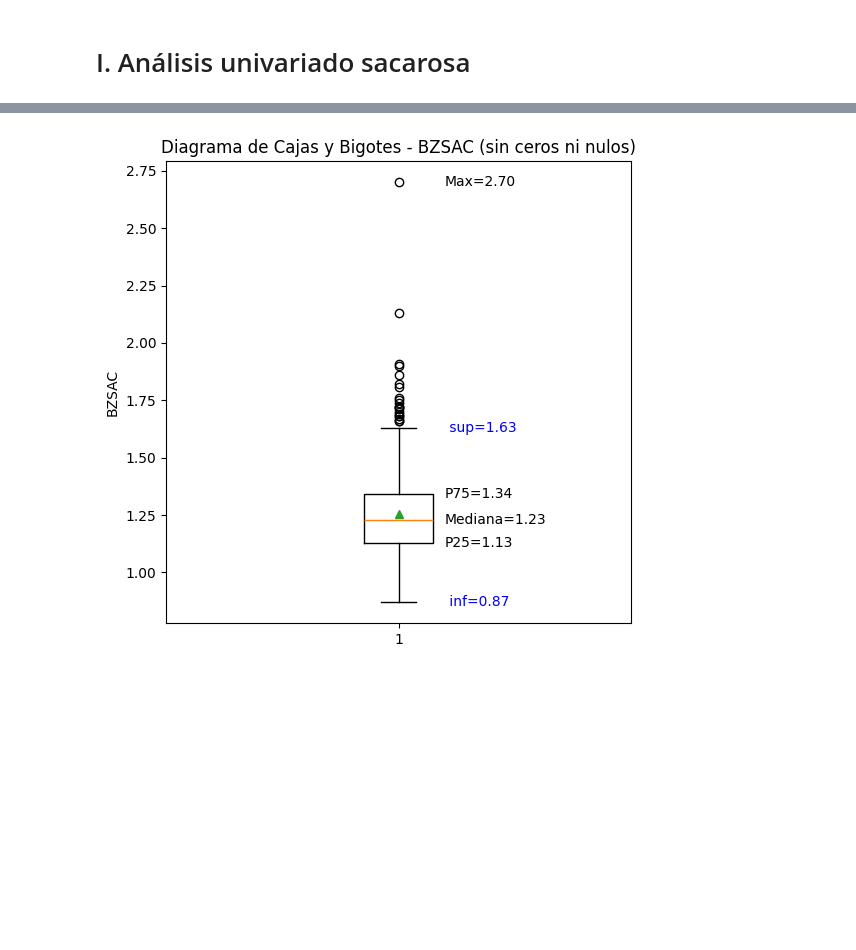
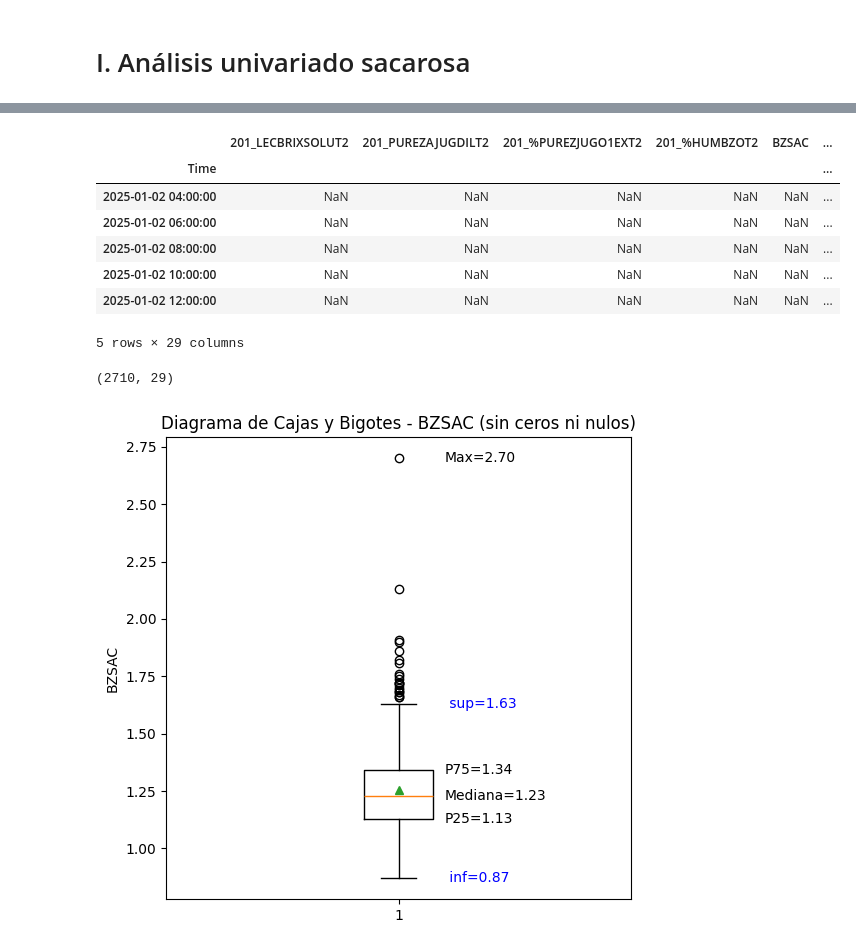
Before and after one commit to juanseo/ICESI_AnalisisDatos1_Sacarosa, a Jupyter notebook: analisisunivariado.ipynb, the cells around one changed output, grey strips where cells are left out. Cells and saved outputs as stored; diff of their text form; code cells hidden in the pictures; blank space fills up the shorter version.

Commit message:
resampler

```diff
--- a/analisisunivariado.ipynb
+++ b/analisisunivariado.ipynb
@@ -113,3 +179,28 @@ np.int64(45288)
+# %%
+# Convertir la columna "Time" a tipo datetime
+df["Time"] = pd.to_datetime(df["Time"], errors="coerce")
+
+# Establecer "Time" como índice
+df_resample = df.set_index("Time")
+
+# Ejemplo: resamplear a intervalos de 1 hora y calcular la media
+df_resample_1h = df_resample.resample("2H").mean()
+
+# Mostrar las primeras filas del dataframe resampleado
+df_resample_1h.head()
+# %% [output]
+|  | 201_LECBRIXSOLUT2 | 201_PUREZAJUGDILT2 | 201_%PUREZJUGO1EXT2 | 201_%HUMBZOT2 | BZSAC | ... |
+| Time |  |  |  |  |  | ... |
+| 2025-01-02 04:00:00 | NaN | NaN | NaN | NaN | NaN | ... |
+| 2025-01-02 06:00:00 | NaN | NaN | NaN | NaN | NaN | ... |
+| 2025-01-02 08:00:00 | NaN | NaN | NaN | NaN | NaN | ... |
+| 2025-01-02 10:00:00 | NaN | NaN | NaN | NaN | NaN | ... |
+| 2025-01-02 12:00:00 | NaN | NaN | NaN | NaN | NaN | ... |
+5 rows × 29 columns
+# %%
+df_resample_1h.shape
+# %% [output]
+(2710, 29)
 # %%
 # Asegurar numérico
 bzsac = pd.to_numeric(df["BZSAC"], errors="coerce")
```
Also changed, not shown: parts of 19 cells of this notebook.
